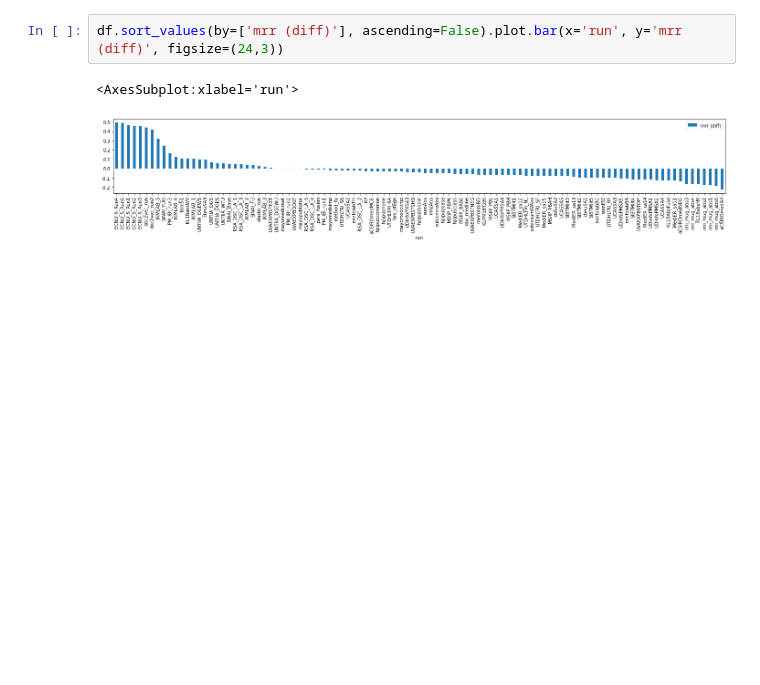
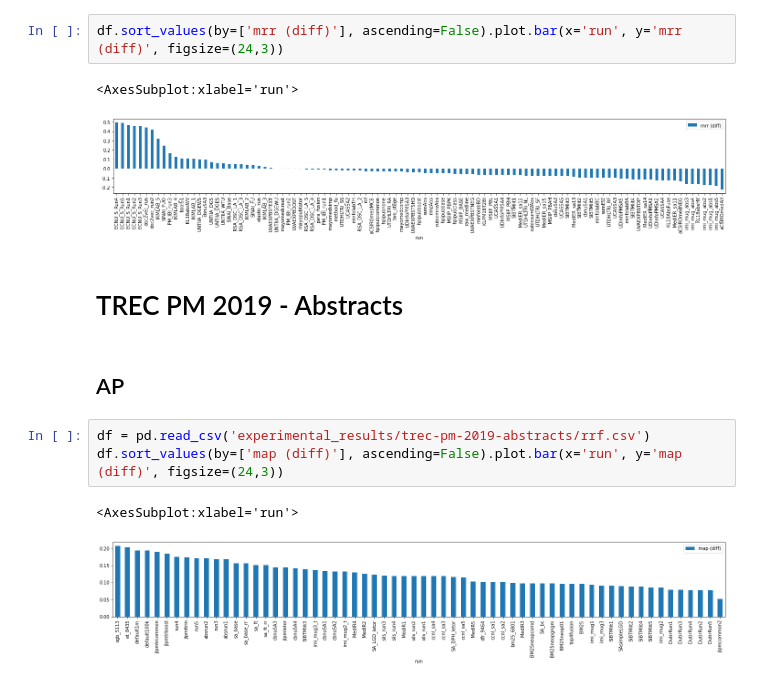
Before and after one commit to irgroup/jcdl2023-data-fusion, a Jupyter notebook: fuse.ipynb, the cells around one changed output. Drawn from its saved outputs; the diff is of its cells as text; blank space fills up the shorter version.

Commit message:
add results of trec pm 2019 abstract task.

```diff
--- a/fuse.ipynb
+++ b/fuse.ipynb
@@ -188,3 +190,13 @@ df.sort_values(by=['mrr (diff)'], ascending=False).plot.bar(x='run', y='mrr (dif
 # %% [output]
 <AxesSubplot:xlabel='run'>
 [figure]
+# %% [markdown]
+# TREC PM 2019 - Abstracts
+# %% [markdown]
+## AP
+# %%
+df = pd.read_csv('experimental_results/trec-pm-2019-abstracts/rrf.csv')
+df.sort_values(by=['map (diff)'], ascending=False).plot.bar(x='run', y='map (diff)', figsize=(24,3))
+# %% [output]
+<AxesSubplot:xlabel='run'>
+[figure, added]
```
Also changed, not shown: parts of 10 cells of this notebook, 2 other files.
